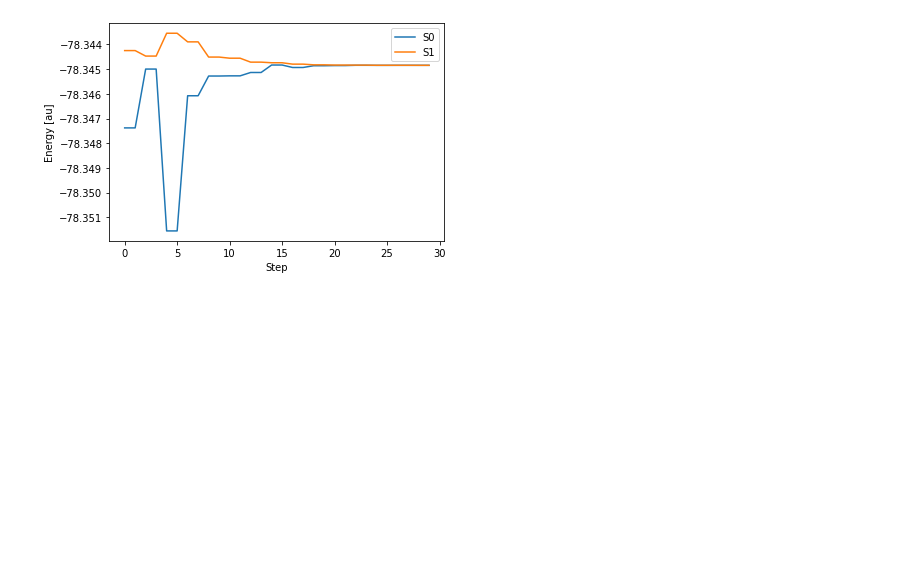
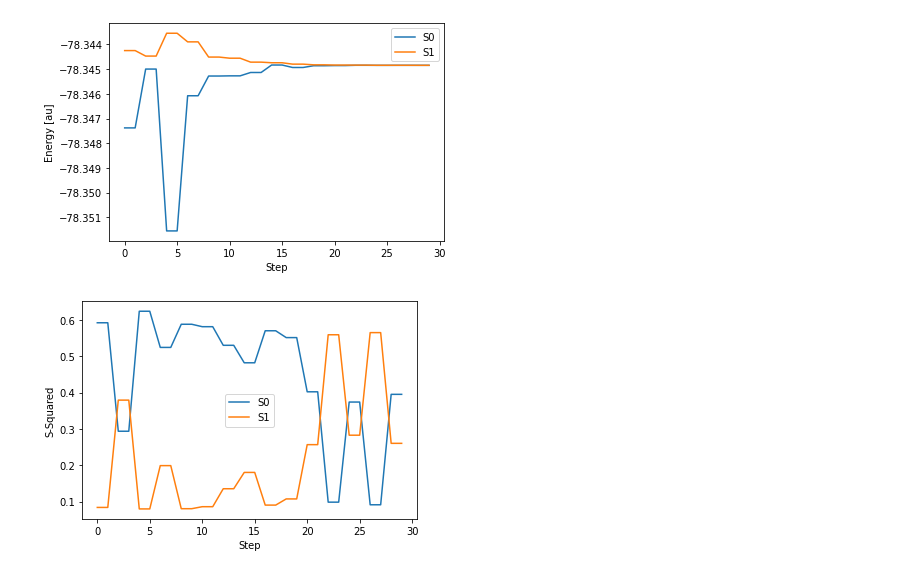
Before and after one commit to yamnor/note, a Jupyter notebook: tddft_optimize.ipynb, the cells around one changed output. Drawn from its saved outputs; the diff is of its cells as text; code cells hidden in the pictures; blank space fills up the shorter version.

```diff
--- a/tddft_optimize.ipynb
+++ b/tddft_optimize.ipynb
@@ -21,0 +20,15 @@ fig.savefig('energy.png')
+# %%
+s_squared = []
+for n in range(1,4):
+  s_squared.append([float(line.split()[4]) for line in open('output.txt', 'r').readlines() if ' %d  A '%(n) in line])
+# %%
+x = list(range(len(s_squared[0])))
+fig, ax = plt.subplots()
+ax.plot(x, s_squared[1], label="S0")
+ax.plot(x, s_squared[2], label="S1")
+ax.set_xlabel("Step")
+ax.set_ylabel("S-Squared")
+ax.legend()
+plt.show()
+# %% [output]
+[figure, added]
```
Also changed, not shown: parts of 1 cell of this notebook.
